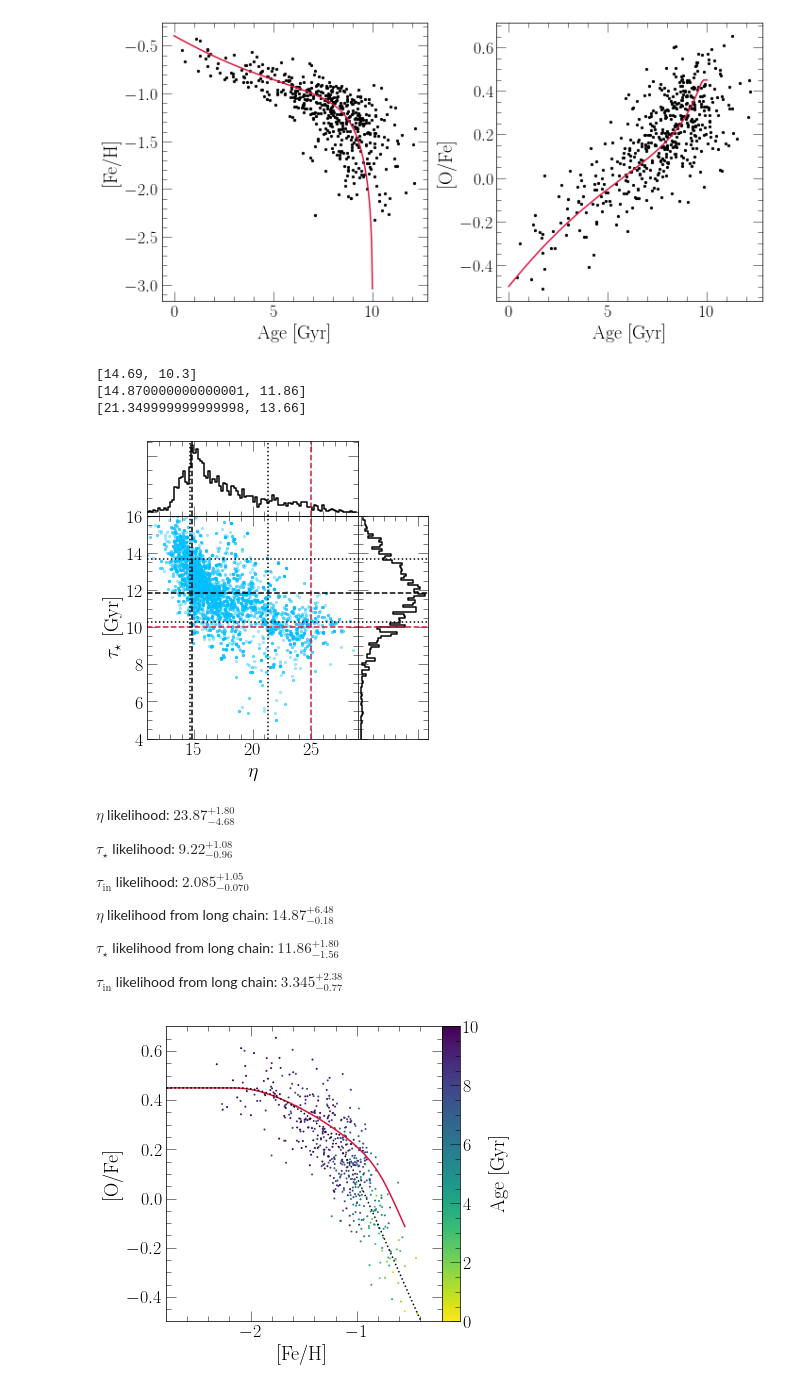
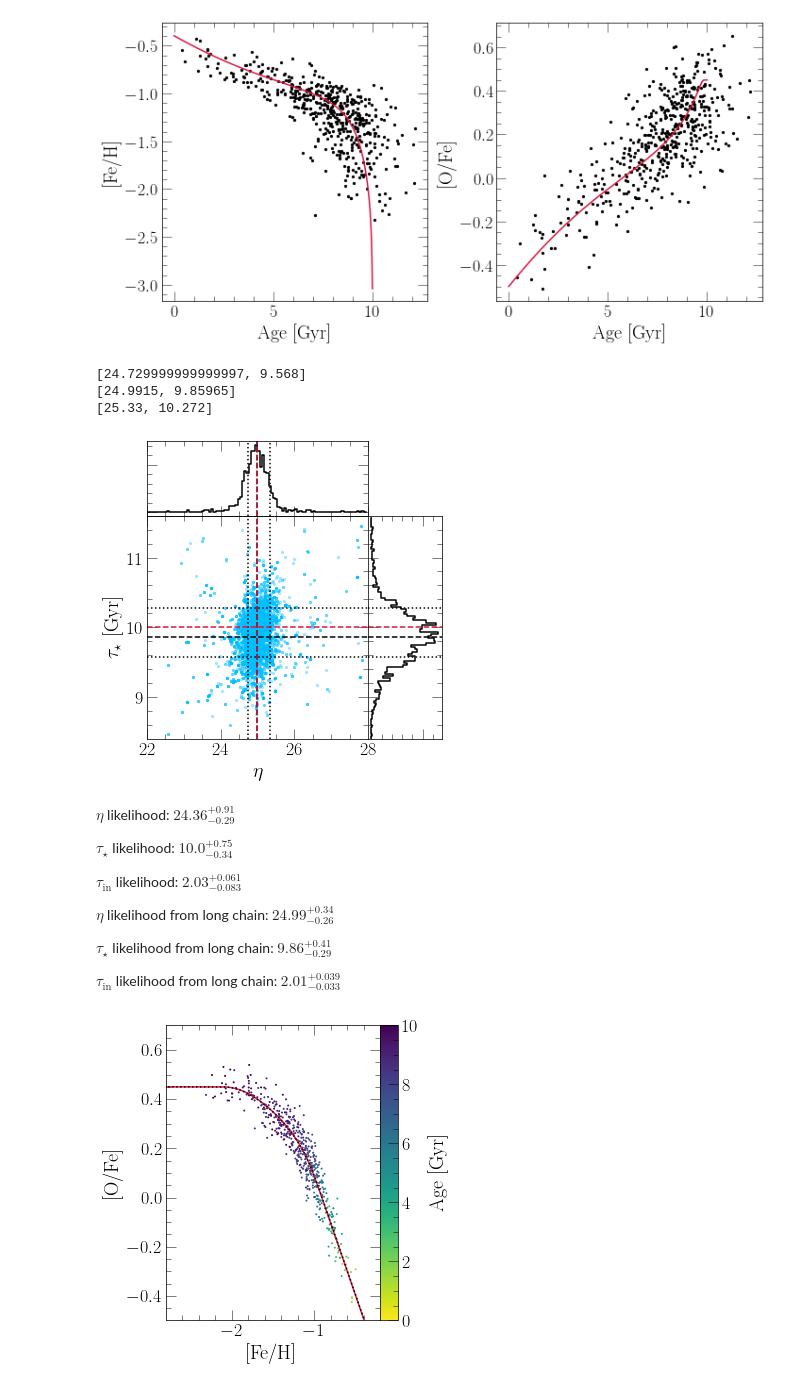
Before and after one commit to giganano/h3halo, a Jupyter notebook: notebooks/mock.ipynb, the cells around one changed output. Saved outputs shown, nothing was run; the diff lists cells and outputs as text; code cells hidden in the pictures.

Commit message:
fitting mock sample

```diff
--- a/notebooks/mock.ipynb
+++ b/notebooks/mock.ipynb
@@ -99,9 +101,9 @@ xlabel = r"$\eta$"
 ykey = "tau_star"
 ylabel = r"$\tau_\star$ [Gyr]"
 limits = {
-    "eta": [11, 29],
-    "tau_in": [1, 8],
-    "tau_star": [4, 16]
+    "eta": [22, 28],
+    "tau_in": [1.7, 2.3],
+    "tau_star": [8.4, 11.6]
 }
 xlim = limits[xkey]
 ylim = limits[ykey]
@@ -126,8 +128,6 @@ true_value_kwargs = {
 }
 
 ax.scatter(mcmc_chain[xkey], mcmc_chain[ykey], **scatter_kwargs)
-ax.plot(2 * [true_values[xkey]], ax.get_ylim(), **true_value_kwargs)
-ax.plot(ax.get_xlim(), 2 * [true_values[ykey]], **true_value_kwargs)
 
 nbins = 100
 xhist, xbins = np.histogram(mcmc_chain[xkey], bins = nbins, range = ax.get_xlim(), density = True)
@@ -135,8 +135,6 @@ yhist, ybins = np.histogram(mcmc_chain[ykey], bins = nbins, range = ax.get_ylim(
 
 sixteen = [0, 0]
 s = [0, 0]
-peak = [0, 0]
-p = [0, 0]
 eightyfour = [0, 0]
 e = [0, 0]
 for i in range(nbins):
@@ -148,14 +146,6 @@ for i in range(nbins):
         sixteen[1] = (ybins[i + 1] + ybins[i]) / 2
     else:
         s[1] += yhist[i] * (ybins[i + 1] - ybins[i])
-    if xhist[i] > p[0]:
-        peak[0] = (xbins[i + 1] + xbins[i]) / 2
-        p[0] = xhist[i]
-    else: pass
-    if yhist[i] > p[1]:
-        peak[1] = (ybins[i + 1] + ybins[i]) / 2
-        p[1] = yhist[i]
-    else: pass
     if e[0] >= 0.84 and eightyfour[0] == 0:
         eightyfour[0] = (xbins[i + 1] + xbins[i]) / 2
     else:
@@ -166,7 +156,7 @@ for i in range(nbins):
         e[1] += yhist[i] * (ybins[i + 1] - ybins[i])
 
 print(sixteen)
-print(peak)
+print([mcmc_chain[xkey][max_idx], mcmc_chain[ykey][max_idx]])
 print(eightyfour)
 
 hist_kwargs = {
@@ -181,22 +171,24 @@ fit_kwargs = {
 }
 
 ax.plot(2 * [sixteen[0]], ax.get_ylim(), linestyle = ':', **fit_kwargs)
-ax.plot(2 * [peak[0]], ax.get_ylim(), linestyle = '--', **fit_kwargs)
+ax.plot(2 * [mcmc_chain[xkey][max_idx]], ax.get_ylim(), linestyle = '--', **fit_kwargs)
 ax.plot(2 * [eightyfour[0]], ax.get_ylim(), linestyle = ':', **fit_kwargs)
 ax.plot(ax.get_xlim(), 2 * [sixteen[1]], linestyle = ':', **fit_kwargs)
-ax.plot(ax.get_xlim(), 2 * [peak[1]], linestyle = '--', **fit_kwargs)
+ax.plot(ax.get_xlim(), 2 * [mcmc_chain[ykey][max_idx]], linestyle = '--', **fit_kwargs)
 ax.plot(ax.get_xlim(), 2 * [eightyfour[1]], linestyle = ':', **fit_kwargs)
+ax.plot(2 * [true_values[xkey]], ax.get_ylim(), **true_value_kwargs)
+ax.plot(ax.get_xlim(), 2 * [true_values[ykey]], **true_value_kwargs)
 
 right_lim = right.get_xlim()
 top_lim = top.get_ylim()
 
 top.plot(2 * [sixteen[0]], top_lim, linestyle = ':', **fit_kwargs)
-top.plot(2 * [peak[0]], top_lim, linestyle = '--', **fit_kwargs)
+top.plot(2 * [mcmc_chain[xkey][max_idx]], top_lim, linestyle = '--', **fit_kwargs)
 top.plot(2 * [eightyfour[0]], top_lim, linestyle = ':', **fit_kwargs)
 top.plot(2 * [true_values[xkey]], top_lim, **true_value_kwargs)
 top.set_ylim(top_lim)
 right.plot(right_lim, 2 * [sixteen[1]], linestyle = ':', **fit_kwargs)
-right.plot(right_lim, 2 * [peak[1]], linestyle = '--', **fit_kwargs)
+right.plot(right_lim, 2 * [mcmc_chain[ykey][max_idx]], linestyle = '--', **fit_kwargs)
 right.plot(right_lim, 2 * [eightyfour[1]], linestyle = ':', **fit_kwargs)
 right.plot(right_lim, 2 * [true_values[ykey]], **true_value_kwargs)
 right.set_xlim(right_lim)
@@ -207,22 +199,22 @@ if save:
 else: pass
 plt.show()
 # %% [output]
-[14.69, 10.3]
-[14.870000000000001, 11.86]
-[21.349999999999998, 13.66]
+[24.729999999999997, 9.568]
+[24.9915, 9.85965]
+[25.33, 10.272]
-[figure, old version]
+[figure, new version]
 # %% [markdown]
-$\eta$ likelihood: $23.87^{+1.80}_{-4.68}$
+$\eta$ likelihood: $24.36^{+0.91}_{-0.29}$
 
-$\tau_\star$ likelihood: $9.22^{+1.08}_{-0.96}$
+$\tau_\star$ likelihood: $10.0^{+0.75}_{-0.34}$
 
-$\tau_\text{in}$ likelihood: $2.085^{+1.05}_{-0.070}$
+$\tau_\text{in}$ likelihood: $2.03^{+0.061}_{-0.083}$
 
-$\eta$ likelihood from long chain: $14.87^{+6.48}_{-0.18}$
+$\eta$ likelihood from long chain: $24.99^{+0.34}_{-0.26}$
 
-$\tau_\star$ likelihood from long chain: $11.86^{+1.80}_{-1.56}$
+$\tau_\star$ likelihood from long chain: $9.86^{+0.41}_{-0.29}$
 
-$\tau_\text{in}$ likelihood from long chain: $3.345^{+2.38}_{-0.77}$
+$\tau_\text{in}$ likelihood from long chain: $2.01^{+0.039}_{-0.033}$
 # %%
 fig = plt.figure()
 ax = fig.add_subplot(111)
@@ -234,44 +226,42 @@ ax.set_xlim([-2.8, -0.2])
 ax.set_ylim([-0.5, 0.7])
 
 with vice.singlezone(name = "bestfit") as sz:
-    sz.func = exponential(timescale = 3.345)
-#     sz.func = exponential(timescale = 2.085)
+    sz.func = exponential(timescale = 2.01)
     sz.mode = "ifr"
     sz.elements = ["fe", "o"]
     sz.Mg0 = 0
     sz.nthreads = 2
-    sz.tau_star = 11.86
-#     sz.tau_star = 9.22
-    sz.eta = 14.87
-#     sz.eta = 23.87
+    sz.tau_star = 9.86
+    sz.eta = 24.99
     out = sz.run(np.linspace(0, 10, 1001), overwrite = True, capture = True)
     ax.plot(out.history["[fe/h]"], out.history["[o/fe]"], c = named_colors()["crimson"])
 
 kwargs = {
     "s": 1,
     "c": data["age"],
     "vmin": 0,
     "vmax": 10,
     "cmap": "viridis_r"
 }
 out = vice.output("../mock")
 sc = ax.scatter(data["[fe/h]"], data["[o/fe]"], **kwargs)
 ax.plot(out.history["[fe/h]"], out.history["[o/fe]"], c = named_colors()["black"], linestyle = ':')
 cbar_ax = fig.add_axes([0.92, 0.05, 0.02, 0.95])
 cbar = plt.colorbar(sc, cax = cbar_ax, pad = 0.0, orientation = "vertical")
 cbar.set_label("Age [Gyr]", labelpad = 10)
 cbar.set_ticks(range(0, 12, 2))
 plt.tight_layout()
+plt.subplots_adjust(right = 0.8)
 cbar_ax.set_position([
     ax.get_position().x1,
     ax.get_position().y0,
     0.05,
     ax.get_position().y1 - ax.get_position().y0
 ])
-# for ext in ["pdf", "png"]: plt.savefig("./mock/ofe_feh.%s" % (ext))
+for ext in ["pdf", "png"]: plt.savefig("./mock/ofe_feh_longchain.%s" % (ext))
 plt.show()
 # %% [output]
-[figure, old version]
+[figure, new version]
 # %%
 fig = plt.figure(figsize = (15, 5))
 axes = []
```
Also changed, not shown: parts of 3 cells of this notebook, 1 other file.
